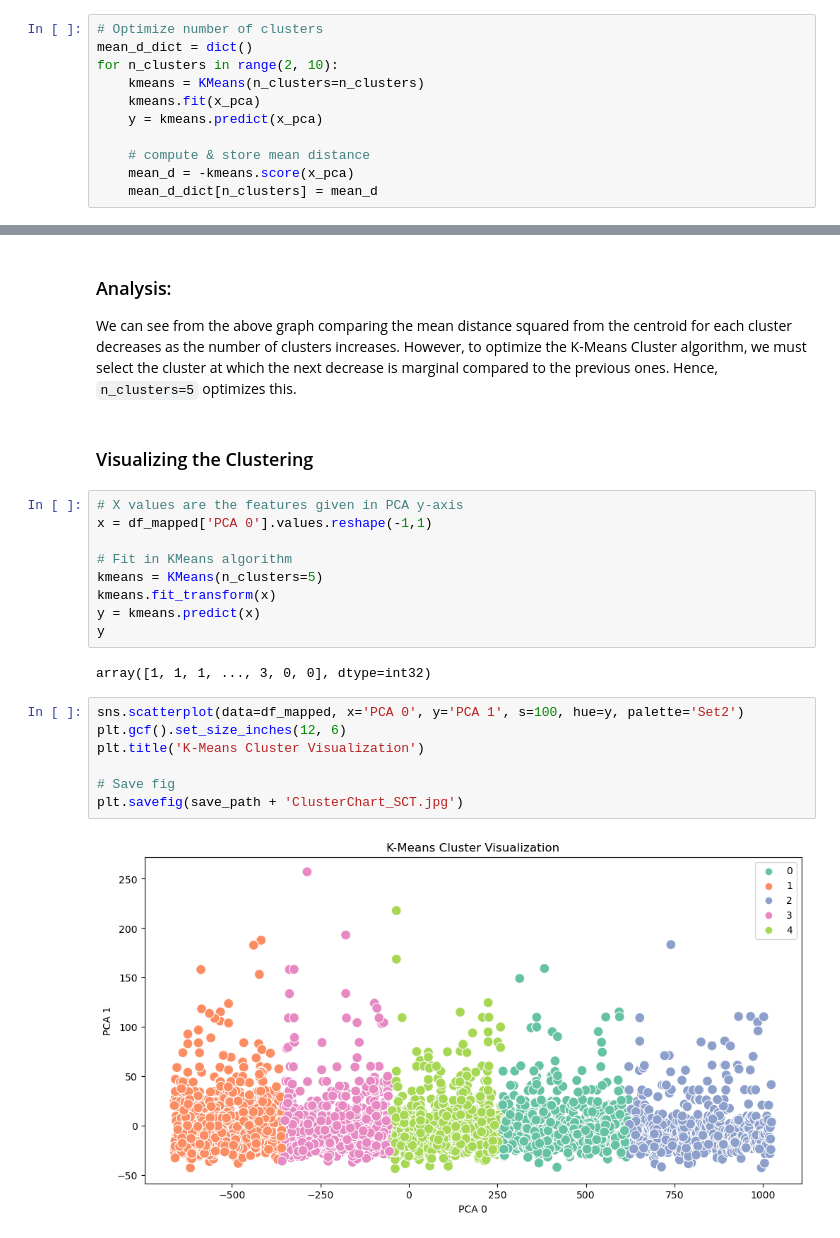
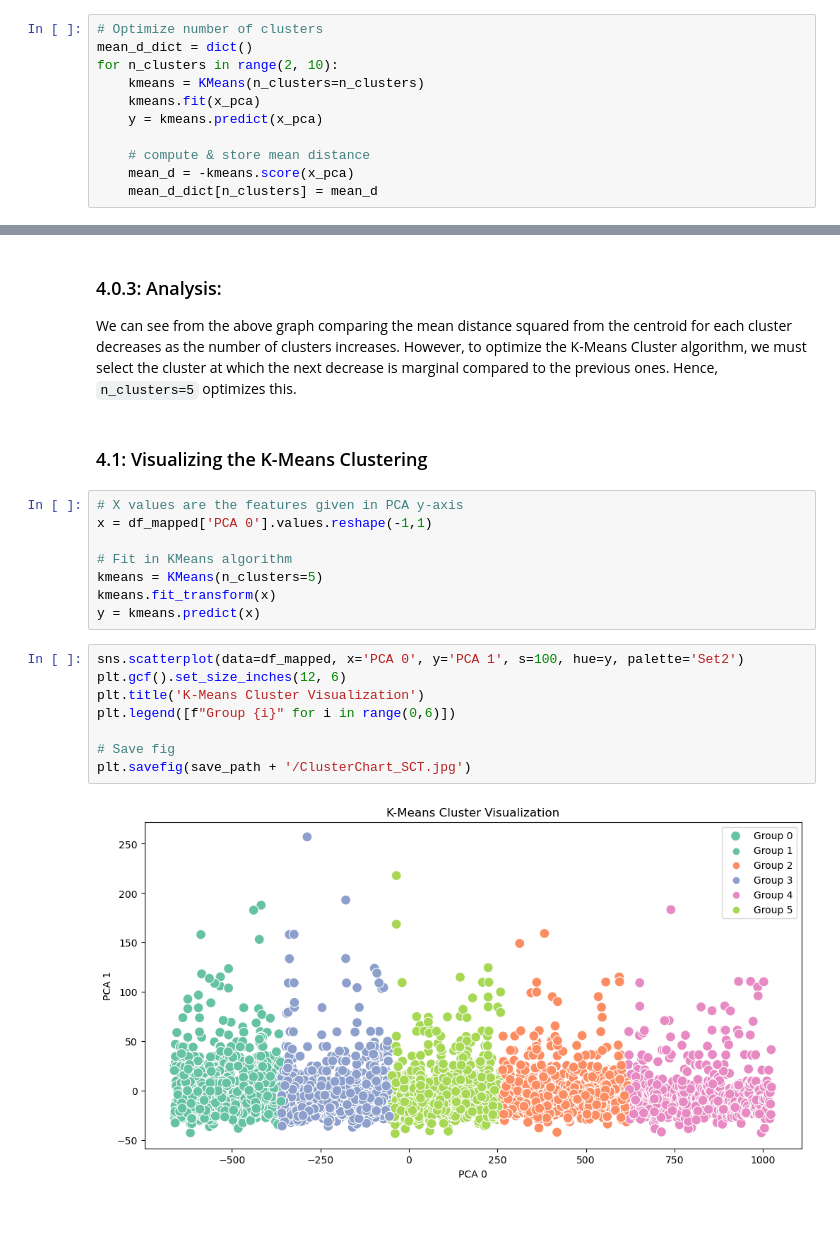
Before and after one commit to thealphacubicle/NEU-Snowball-Project-2023, a Jupyter notebook: Snowball Project.ipynb, the cells around one changed output, grey strips where cells are left out. Cells and saved outputs as stored; diff of their text form.

```diff
--- a/Snowball Project.ipynb
+++ b/Snowball Project.ipynb
@@ -376,10 +381,10 @@ plt.savefig(save_path + 'MeanD2Clusters_LINE.jpg')
 # %% [output]
 [figure]
 # %% [markdown]
-### Analysis:
+### 4.0.3: Analysis:
 We can see from the above graph comparing the mean distance squared from the centroid for each cluster decreases as the number of clusters increases. However, to optimize the K-Means Cluster algorithm, we must select the cluster at which the next decrease is marginal compared to the previous ones. Hence, ``n_clusters=5`` optimizes this.
 # %% [markdown]
-### Visualizing the Clustering
+### 4.1: Visualizing the K-Means Clustering
 # %%
 # X values are the features given in PCA y-axis
 x = df_mapped['PCA 0'].values.reshape(-1,1)
@@ -388,15 +393,13 @@ x = df_mapped['PCA 0'].values.reshape(-1,1)
 kmeans = KMeans(n_clusters=5)
 kmeans.fit_transform(x)
 y = kmeans.predict(x)
-y
-# %% [output]
-array([1, 1, 1, ..., 3, 0, 0], dtype=int32)
 # %%
 sns.scatterplot(data=df_mapped, x='PCA 0', y='PCA 1', s=100, hue=y, palette='Set2')
 plt.gcf().set_size_inches(12, 6)
 plt.title('K-Means Cluster Visualization')
+plt.legend([f"Group {i}" for i in range(0,6)])
 
 # Save fig
-plt.savefig(save_path + 'ClusterChart_SCT.jpg')
+plt.savefig(save_path + '/ClusterChart_SCT.jpg')
 # %% [output]
-[figure, old version]
+[figure, new version]
```
Also changed, not shown: parts of 38 cells of this notebook, 15 other files.
